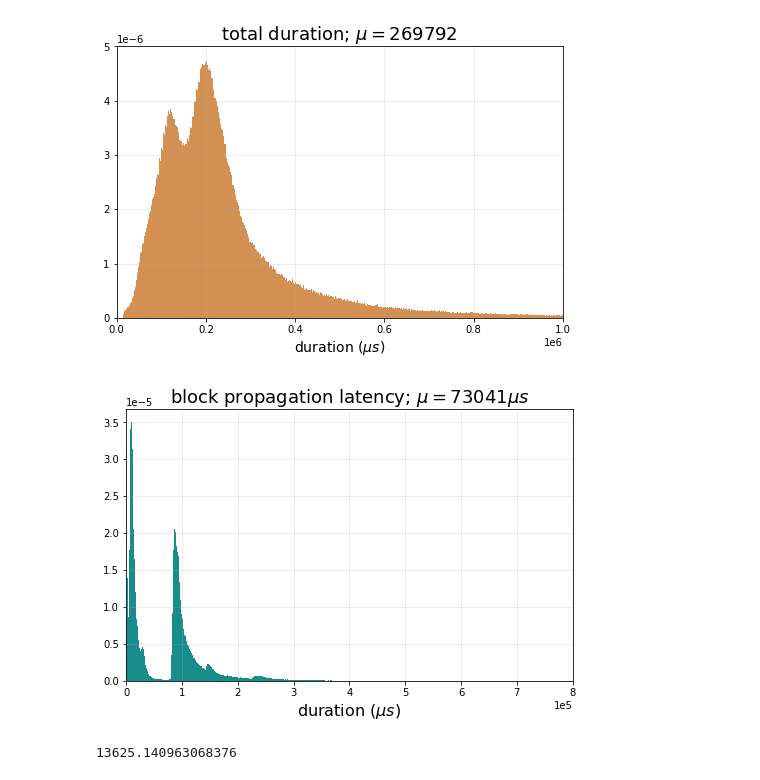
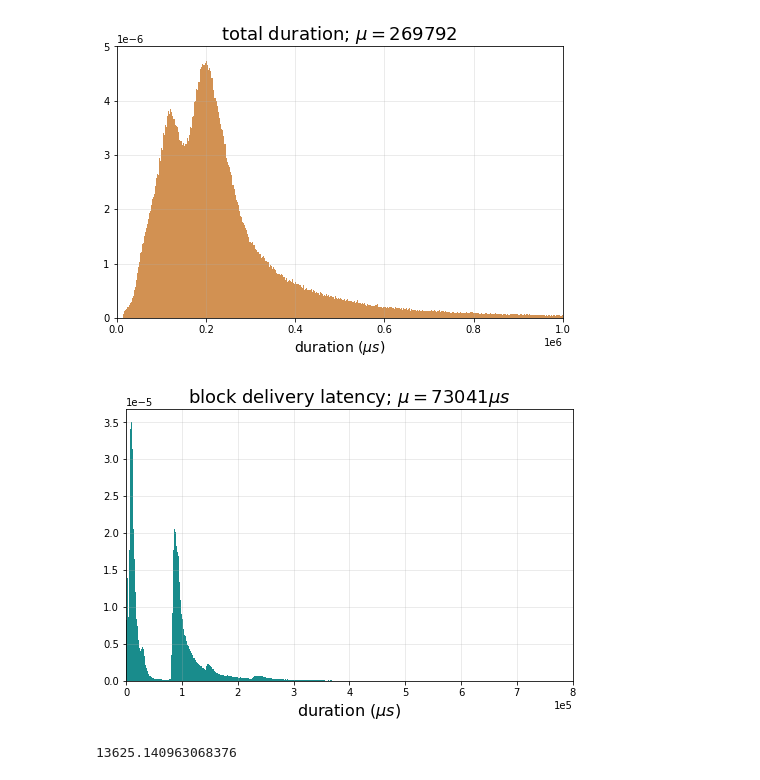
Before and after one commit to michaelneuder/relay-data, a Jupyter notebook: frontier.ipynb, the cells around one changed output. Saved outputs shown, nothing was run; the diff lists cells and outputs as text; code cells hidden in the pictures.

```diff
--- a/frontier.ipynb
+++ b/frontier.ipynb
@@ -265,19 +290,19 @@ plt.show()
 # %%
 f, ax = plt.subplots(figsize=(8,5))
 bins = np.histogram(nopts_plot['decode_duration'], bins=1000)[1]
 # ax.hist(nopts_plot['simulation_duration'], bins=bins, color='darkviolet', alpha=0.9, density=True,
 #         label='simulation duration $(\mu = {:0.0f})$'.format(nopts['simulation_duration'].values.mean()))
 ax.hist(nopts_plot['decode_duration'], bins=bins, color='teal', alpha=0.9, density=True,
-        label='block propagation latency $(\mu = {:0.0f})$'.format(nopts['decode_duration'].values.mean()))
+        label='block delivery latency $(\mu = {:0.0f})$'.format(nopts['decode_duration'].values.mean()))
 ax.set_xlim(0, int(8e5))
 # ax.legend(loc=0)
 ax.set_xlabel('duration $(\mu s)$', size=16)
 # ax.set_title('non-optimistic block submission durations', size=16)
-ax.set_title('block propagation latency; $\mu = {:0.0f} \mu s$'.format(nopts['decode_duration'].values.mean()), size=18)
+ax.set_title('block delivery latency; $\mu = {:0.0f} \mu s$'.format(nopts['decode_duration'].values.mean()), size=18)
 ax.ticklabel_format(style='sci', axis='x', scilimits=(0,0))
 plt.show()
 # %% [output]
-[figure, old version]
+[figure, new version]
 # %%
 nopts[nopts['decode_duration'] < 75000]['decode_duration'].mean()
 # %% [output]
```
Also changed, not shown: parts of 6 cells of this notebook, 8 other files.
